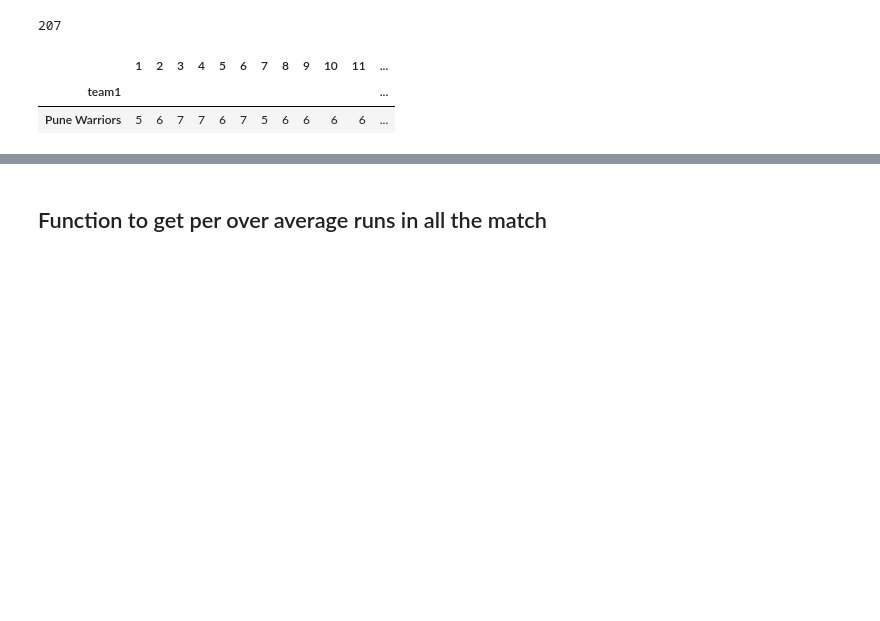
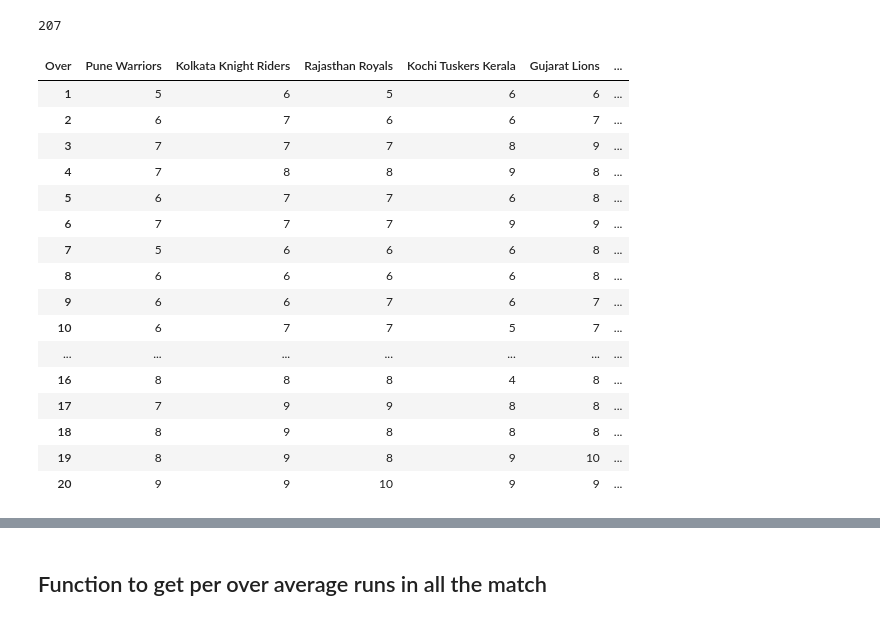
Before and after one commit to Utkarsh736/IPL_Data_Analysis, a Jupyter notebook: Template.ipynb, the cells around one changed output, grey strips where cells are left out. Cells and saved outputs as stored; diff of their text form; code cells hidden in the pictures; blank space fills up the shorter version.

```diff
--- a/Template.ipynb
+++ b/Template.ipynb
@@ -37,3 +39,4 @@ teams_df = pd.read_csv('IPL_dataset/teams.csv')
 # %%
 teams_df.drop(teams_df.index[teams_df['team1'] == 'Rising Pune Supergiant'], inplace = True)
+teams_df.drop(teams_df.index[teams_df['team1'] == 'Delhi Daredevils'], inplace = True)
 teams_df.reset_index(drop=True, inplace=True)
@@ -462,8 +467,24 @@ def team_over_avg():
 # %%
 team_over = team_over_avg()
+# %%
+team_over
+# %% [output]
+| Over | Pune Warriors | Kolkata Knight Riders | Rajasthan Royals | Kochi Tuskers Kerala | Gujarat Lions | ... |
+| 1 | 5 | 6 | 5 | 6 | 6 | ... |
+| 2 | 6 | 7 | 6 | 6 | 7 | ... |
+| 3 | 7 | 7 | 7 | 8 | 9 | ... |
+| 4 | 7 | 8 | 8 | 9 | 8 | ... |
+| 5 | 6 | 7 | 7 | 6 | 8 | ... |
+| 6 | 7 | 7 | 7 | 9 | 9 | ... |
+| 7 | 5 | 6 | 6 | 6 | 8 | ... |
+| 8 | 6 | 6 | 6 | 6 | 8 | ... |
+| 9 | 6 | 6 | 7 | 6 | 7 | ... |
+| 10 | 6 | 7 | 7 | 5 | 7 | ... |
+| ... | ... | ... | ... | ... | ... | ... |
+| 16 | 8 | 8 | 8 | 4 | 8 | ... |
+| 17 | 7 | 9 | 9 | 8 | 8 | ... |
+| 18 | 8 | 9 | 8 | 8 | 8 | ... |
+| 19 | 8 | 9 | 8 | 9 | 10 | ... |
+| 20 | 9 | 9 | 10 | 9 | 9 | ... |
 # %%
-team_over[team_over.index=='Pune Warriors']
+data = team_over['Pune Warriors'].to_frame()
-# %% [output]
-|  | 1 | 2 | 3 | 4 | 5 | 6 | 7 | 8 | 9 | 10 | 11 | ... |
-| team1 |  |  |  |  |  |  |  |  |  |  |  | ... |
-| Pune Warriors | 5 | 6 | 7 | 7 | 6 | 7 | 5 | 6 | 6 | 6 | 6 | ... |
```
Also changed, not shown: parts of 17 cells of this notebook.
